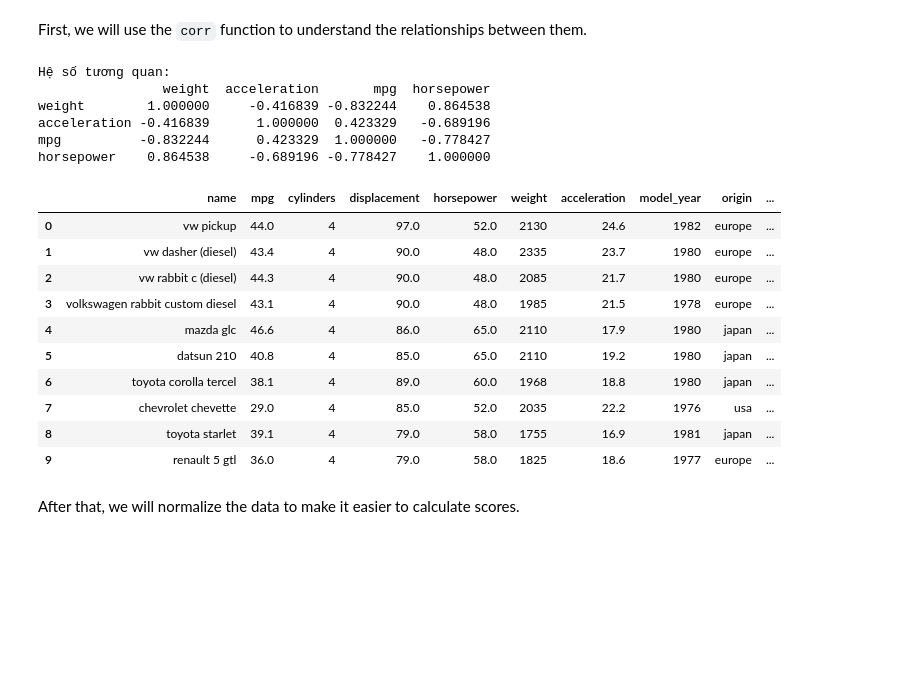
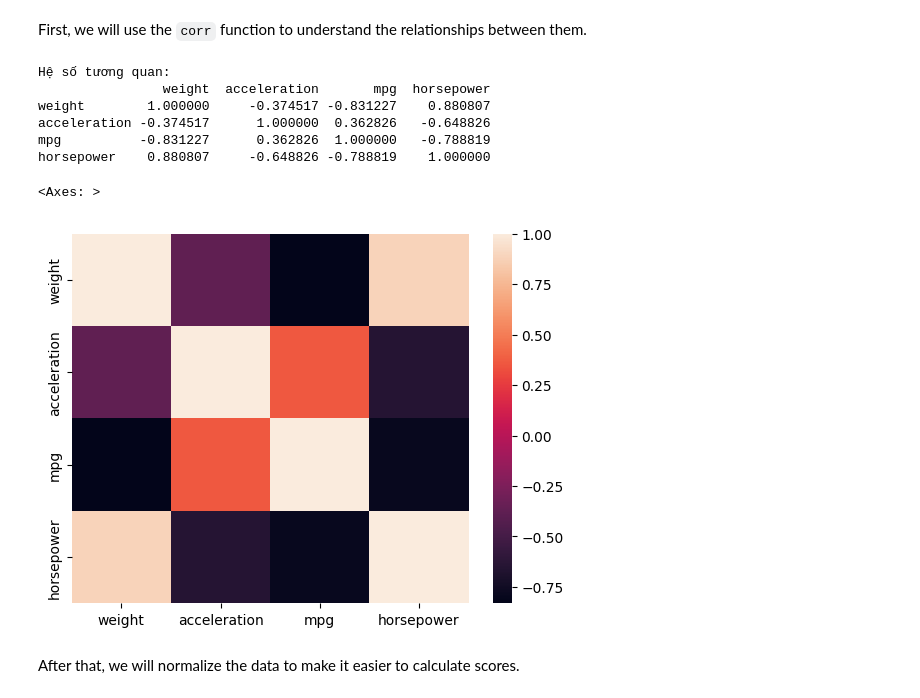
Before and after one commit to Snag69/DS-Programming, a Jupyter notebook: demo.ipynb, the cells around one changed output. Saved outputs shown, nothing was run; the diff lists cells and outputs as text; code cells hidden in the pictures; blank space fills up the shorter version.

```diff
--- a/demo.ipynb
+++ b/demo.ipynb
@@ -184,25 +256,18 @@ First, we will use the `corr` function to understand the relationships between t
 # %%
 correlation_matrix = df[['weight', 'acceleration', 'mpg', 'horsepower']].corr()
 print("Hệ số tương quan:")
 print(correlation_matrix)
+
+sns.heatmap(data=correlation_matrix)
 # %% [output]
 Hệ số tương quan:
                 weight  acceleration       mpg  horsepower
-weight        1.000000     -0.416839 -0.832244    0.864538
-acceleration -0.416839      1.000000  0.423329   -0.689196
-mpg          -0.832244      0.423329  1.000000   -0.778427
-horsepower    0.864538     -0.689196 -0.778427    1.000000
+weight        1.000000     -0.374517 -0.831227    0.880807
+acceleration -0.374517      1.000000  0.362826   -0.648826
+mpg          -0.831227      0.362826  1.000000   -0.788819
+horsepower    0.880807     -0.648826 -0.788819    1.000000
-|  | name | mpg | cylinders | displacement | horsepower | weight | acceleration | model_year | origin | ... |
-| 0 | vw pickup | 44.0 | 4 | 97.0 | 52.0 | 2130 | 24.6 | 1982 | europe | ... |
-| 1 | vw dasher (diesel) | 43.4 | 4 | 90.0 | 48.0 | 2335 | 23.7 | 1980 | europe | ... |
-| 2 | vw rabbit c (diesel) | 44.3 | 4 | 90.0 | 48.0 | 2085 | 21.7 | 1980 | europe | ... |
-| 3 | volkswagen rabbit custom diesel | 43.1 | 4 | 90.0 | 48.0 | 1985 | 21.5 | 1978 | europe | ... |
-| 4 | mazda glc | 46.6 | 4 | 86.0 | 65.0 | 2110 | 17.9 | 1980 | japan | ... |
-| 5 | datsun 210 | 40.8 | 4 | 85.0 | 65.0 | 2110 | 19.2 | 1980 | japan | ... |
-| 6 | toyota corolla tercel | 38.1 | 4 | 89.0 | 60.0 | 1968 | 18.8 | 1980 | japan | ... |
-| 7 | chevrolet chevette | 29.0 | 4 | 85.0 | 52.0 | 2035 | 22.2 | 1976 | usa | ... |
-| 8 | toyota starlet | 39.1 | 4 | 79.0 | 58.0 | 1755 | 16.9 | 1981 | japan | ... |
-| 9 | renault 5 gtl | 36.0 | 4 | 79.0 | 58.0 | 1825 | 18.6 | 1977 | europe | ... |
+<Axes: >
+[figure, added]
 # %% [markdown]
 After that, we will normalize the data to make it easier to calculate scores.
 # %%
```
Also changed, not shown: parts of 8 cells of this notebook.
